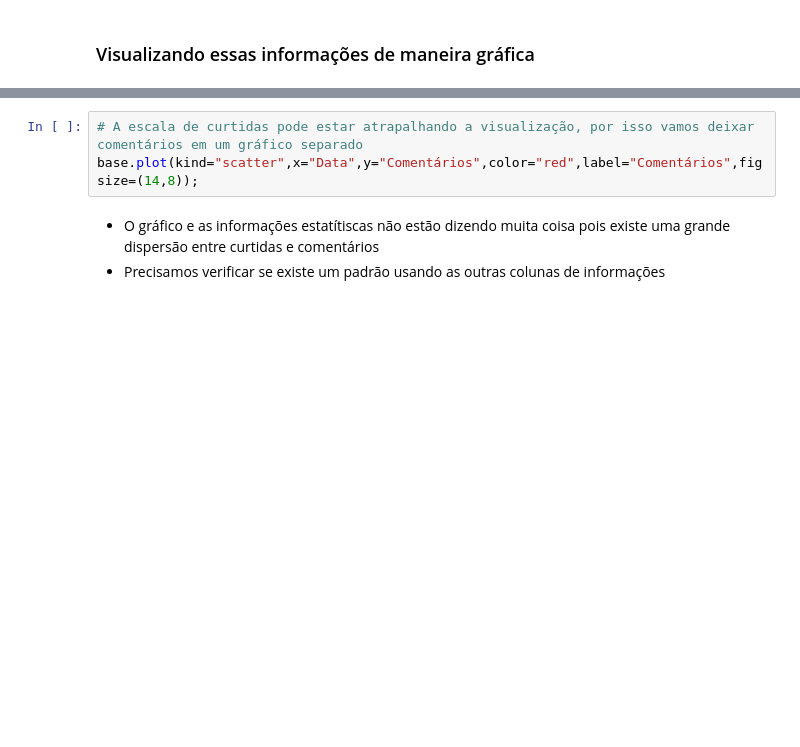
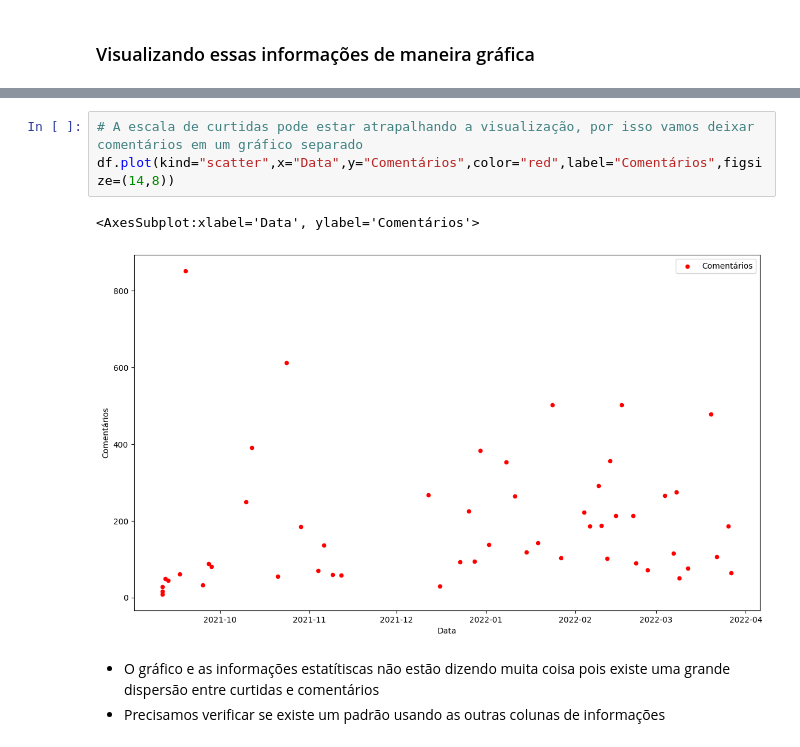
Before and after one commit to Amanda-Cristina/ciencia-de-dados, a Jupyter notebook: engajamento-instagram/Analisando o engajamento do Instagram - Arquivo Inicial.ipynb, the cells around one changed output, grey strips where cells are left out. Drawn from its saved outputs; the diff is of its cells as text; blank space fills up the shorter version.

```diff
--- a/engajamento-instagram/Analisando o engajamento do Instagram - Arquivo Inicial.ipynb
+++ b/engajamento-instagram/Analisando o engajamento do Instagram - Arquivo Inicial.ipynb
@@ -74,6 +301,9 @@ base.plot(kind="scatter",x="Data",y="Comentários",color="red",label="Comentári
 # %%
 # A escala de curtidas pode estar atrapalhando a visualização, por isso vamos deixar comentários em um gráfico separado
-base.plot(kind="scatter",x="Data",y="Comentários",color="red",label="Comentários",figsize=(14,8));
+df.plot(kind="scatter",x="Data",y="Comentários",color="red",label="Comentários",figsize=(14,8))
+# %% [output]
+<AxesSubplot:xlabel='Data', ylabel='Comentários'>
+[figure, added]
 # %% [markdown]
 - O gráfico e as informações estatítiscas não estão dizendo muita coisa pois existe uma grande dispersão entre curtidas e comentários
 - Precisamos verificar se existe um padrão usando as outras colunas de informações
```
Also changed, not shown: parts of 26 cells of this notebook.
